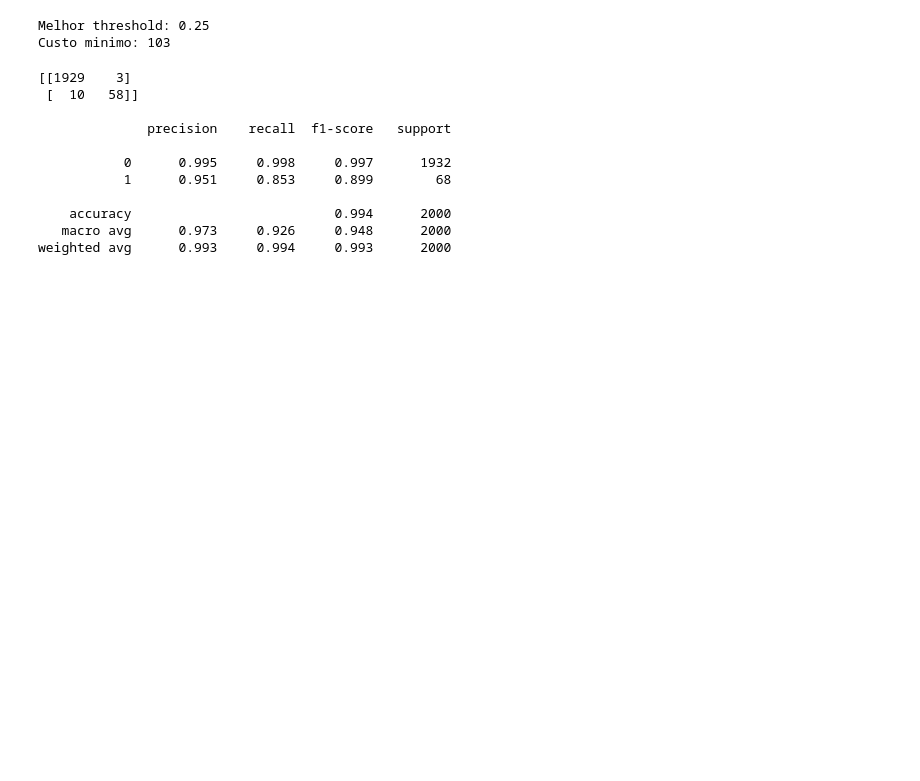
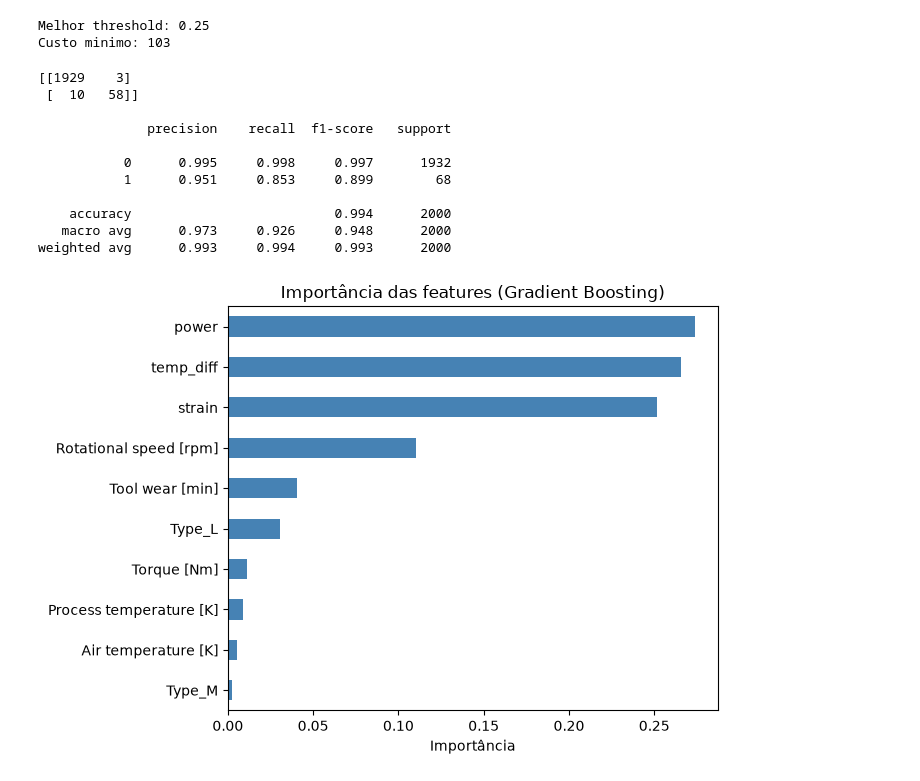
Before and after one commit to IsantoDev/industria-preditiva, a Jupyter notebook: notebooks/02_modelagem.ipynb, the cells around one changed output. Cells and saved outputs as stored; diff of their text form; code cells hidden in the pictures; blank space fills up the shorter version.

Commit message:
feat: visualizacoes de predicao e inferencia (forest plot, importancia, matriz de confusao)

```diff
--- a/notebooks/02_modelagem.ipynb
+++ b/notebooks/02_modelagem.ipynb
@@ -174,3 +174,16 @@ print(classification_report(y_test, y_pred_final, digits=3))
     accuracy                          0.994      2000
    macro avg      0.973     0.926     0.948      2000
 weighted avg      0.993     0.994     0.993      2000
+# %%
+import pandas as pd
+import matplotlib.pyplot as plt
+
+importancias = pd.Series(gb.feature_importances_, index=x_train.columns).sort_values()
+
+importancias.plot(kind="barh", figsize=(7, 5), color="steelblue")
+plt.title("Importância das features (Gradient Boosting)")
+plt.xlabel("Importância")
+plt.tight_layout()
+plt.show()
+# %% [output]
+[figure, added]
```
Also changed, not shown: parts of 1 cell of this notebook, 1 other file.
